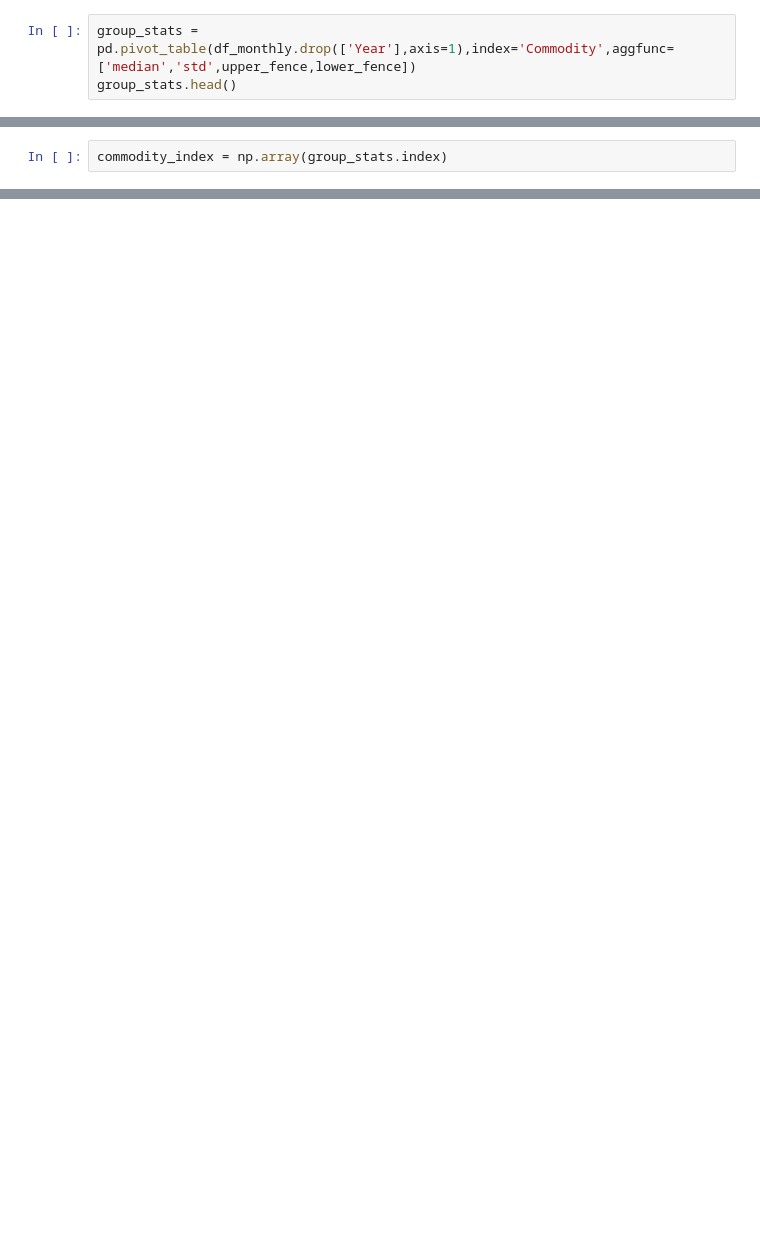
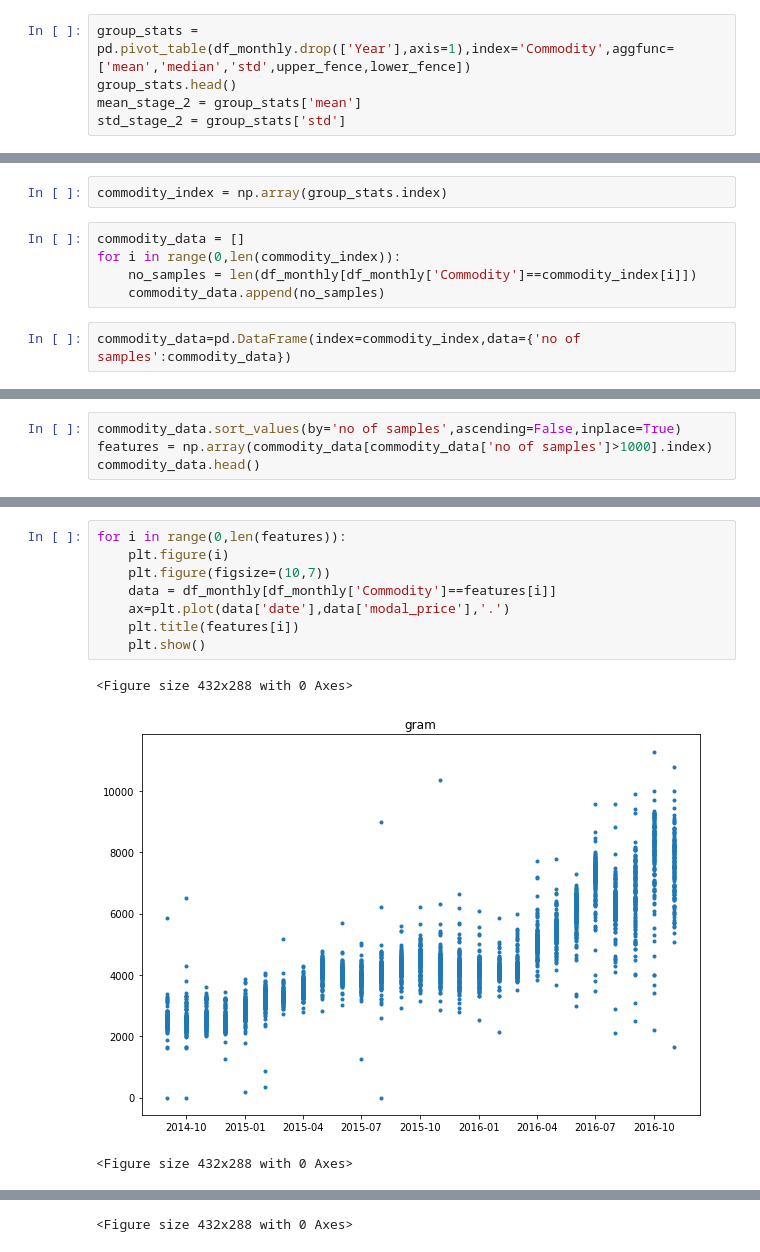
Before and after one commit to joshi-vipul/maharashtra_mandi, a Jupyter notebook: Maharashtra Mandi Seasonality.ipynb, the cells around one changed output, grey strips where cells are left out. Drawn from its saved outputs; the diff is of its cells as text; blank space fills up the shorter version.

```diff
--- a/Maharashtra Mandi Seasonality.ipynb
+++ b/Maharashtra Mandi Seasonality.ipynb
@@ -177,5 +159,7 @@ df_monthly.shape
 # %% [markdown]
 ### Regenerating the statistics for each commodity after dropping the commodity with single data points
 # %%
-group_stats = pd.pivot_table(df_monthly.drop(['Year'],axis=1),index='Commodity',aggfunc=['median','std',upper_fence,lower_fence])
+group_stats = pd.pivot_table(df_monthly.drop(['Year'],axis=1),index='Commodity',aggfunc=['mean','median','std',upper_fence,lower_fence])
 group_stats.head()
+mean_stage_2 = group_stats['mean']
+std_stage_2 = group_stats['std']
@@ -191,2 +166,9 @@ group_stats.head()
 # %%
 commodity_index = np.array(group_stats.index)
+# %%
+commodity_data = []
+for i in range(0,len(commodity_index)):
+    no_samples = len(df_monthly[df_monthly['Commodity']==commodity_index[i]])
+    commodity_data.append(no_samples)
+# %%
+commodity_data=pd.DataFrame(index=commodity_index,data={'no of samples':commodity_data})
@@ -192,0 +177,4 @@ commodity_index = np.array(group_stats.index)
+# %%
+commodity_data.sort_values(by='no of samples',ascending=False,inplace=True)
+features = np.array(commodity_data[commodity_data['no of samples']>1000].index)
+commodity_data.head()
@@ -192,0 +188,12 @@ commodity_index = np.array(group_stats.index)
+# %%
+for i in range(0,len(features)):
+    plt.figure(i)
+    plt.figure(figsize=(10,7))
+    data = df_monthly[df_monthly['Commodity']==features[i]]
+    ax=plt.plot(data['date'],data['modal_price'],'.')
+    plt.title(features[i])
+    plt.show()
+# %% [output]
+<Figure size 432x288 with 0 Axes>
+[figure, added]
+<Figure size 432x288 with 0 Axes>
@@ -192,0 +201 @@ commodity_index = np.array(group_stats.index)
+<Figure size 432x288 with 0 Axes>
```
Also changed, not shown: parts of 19 cells of this notebook.
